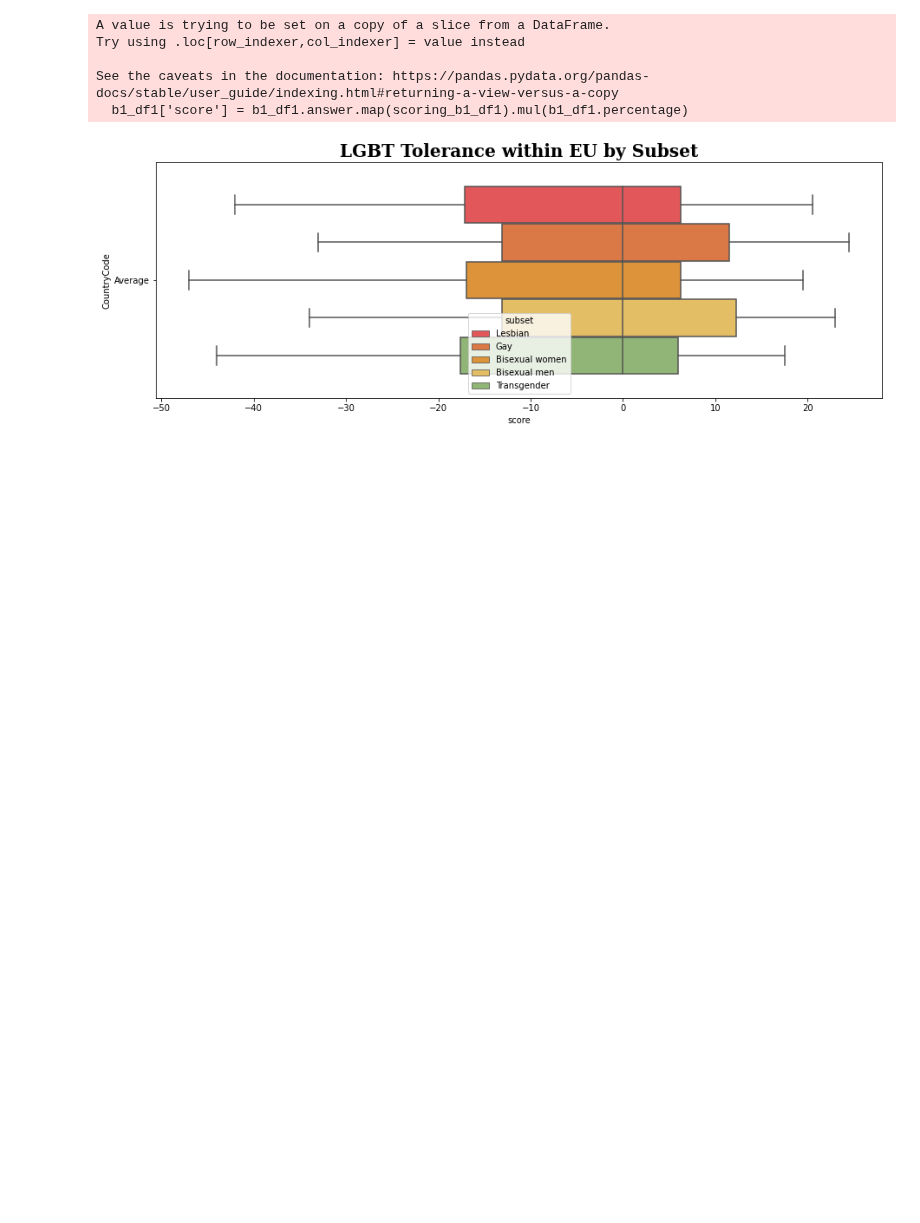
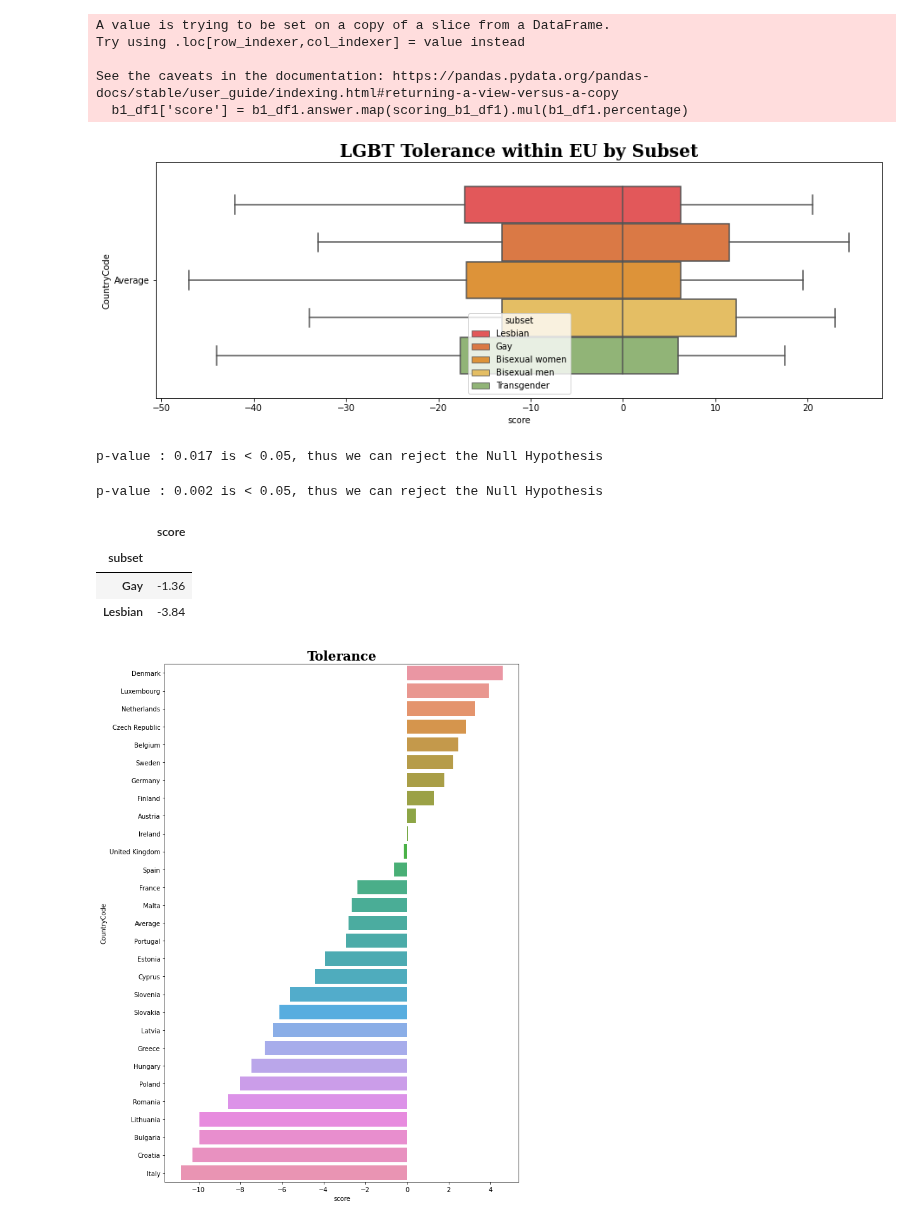
Before and after one commit to Petint/AI-and-DS, a Jupyter notebook: The LGBT project/project.ipynb, the cells around one changed output. Saved outputs shown, nothing was run; the diff lists cells and outputs as text; code cells hidden in the pictures; blank space fills up the shorter version.

```diff
--- a/The LGBT project/project.ipynb
+++ b/The LGBT project/project.ipynb
@@ -416,0 +432,25 @@ ax = sns.boxplot(x='score', y='CountryCode', hue='subset',
+# %%
+# Test the Ho
+ho_test("Gay", "Lesbian")
+# %% [output]
+p-value : 0.017 is < 0.05, thus we can reject the Null Hypothesis
+# %%
+# Test the Ho
+ho_test("Gay", "Transgender")
+# %% [output]
+p-value : 0.002 is < 0.05, thus we can reject the Null Hypothesis
+# %%
+b1_df1.loc[b1_df1.subset.str.contains('Gay|Lesbian')].groupby('subset').mean().round(2)
+# %% [output]
+|  | score |
+| subset |  |
+| Gay | -1.36 |
+| Lesbian | -3.84 |
+# %%
+b1_df1_c = b1_df1.groupby('CountryCode').mean()
+b1_df1_c['score_s'] = scaler.fit_transform(b1_df1_c[['score']])
+fig=plt.figure(figsize=(10,15))
+plt.title("Tolerance",family='Serif', weight='bold', size=20)
+ax = sns.barplot(x='score', y='CountryCode', data=b1_df1_c.sort_values('score', ascending=False).reset_index())
+# %% [output]
+[figure, added]
```
Also changed, not shown: parts of 15 cells of this notebook.
